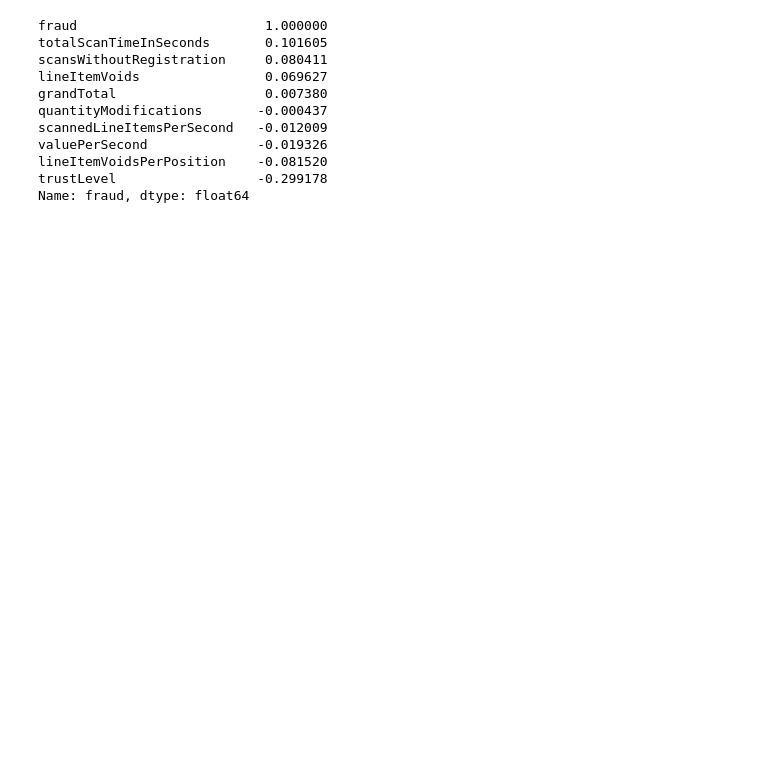
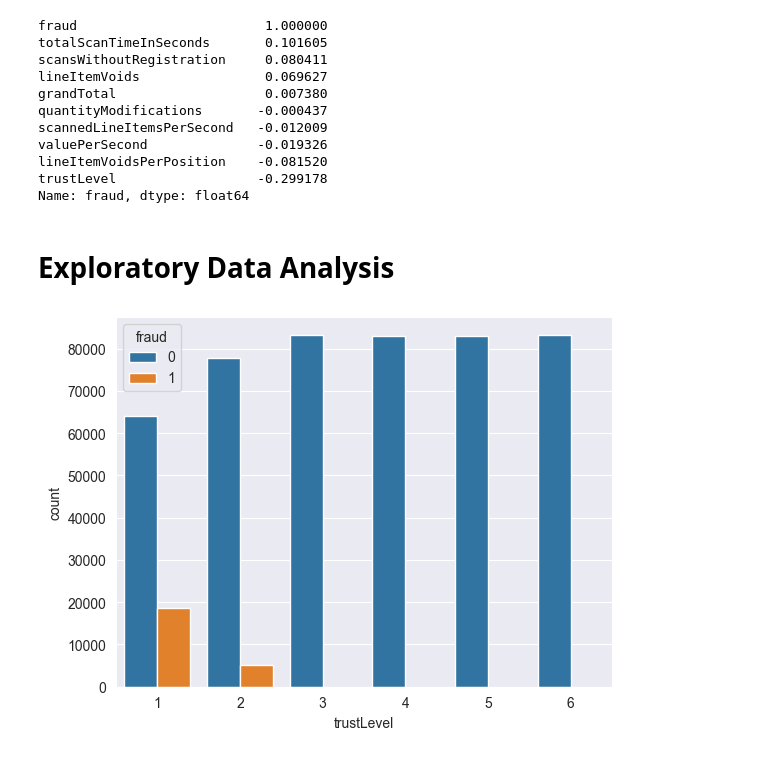
Before and after one commit to Jibincodes/AnalyticsProject2025, a Jupyter notebook: src/analysis.ipynb, the cells around one changed output. Saved outputs shown, nothing was run; the diff lists cells and outputs as text; code cells hidden in the pictures; blank space fills up the shorter version.

```diff
--- a/src/analysis.ipynb
+++ b/src/analysis.ipynb
@@ -121,3 +127,11 @@ valuePerSecond              -0.019326
 lineItemVoidsPerPosition    -0.081520
 trustLevel                  -0.299178
 Name: fraud, dtype: float64
+# %% [markdown]
+# Exploratory Data Analysis
+# %%
+# checking for relationship between 'fraud' and 'trustLevel'
+sns.countplot(x='trustLevel', hue='fraud', data=df)
+plt.show()
+# %% [output]
+[figure, added]
```
Also changed, not shown: parts of 8 cells of this notebook.
